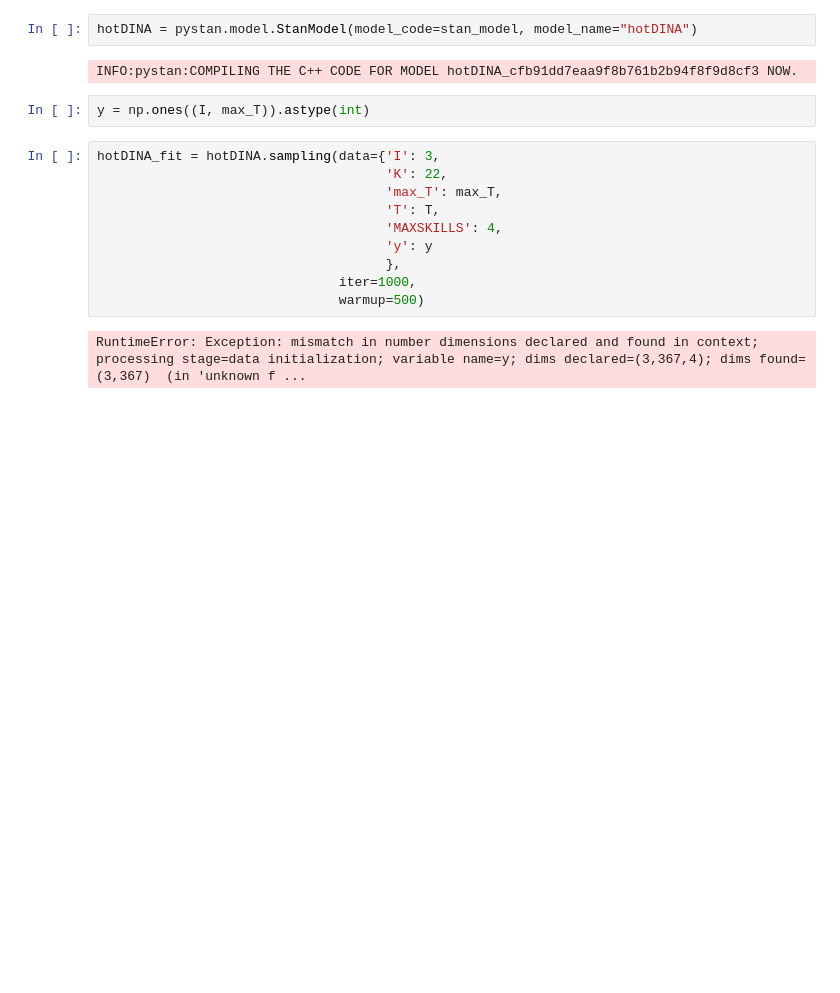
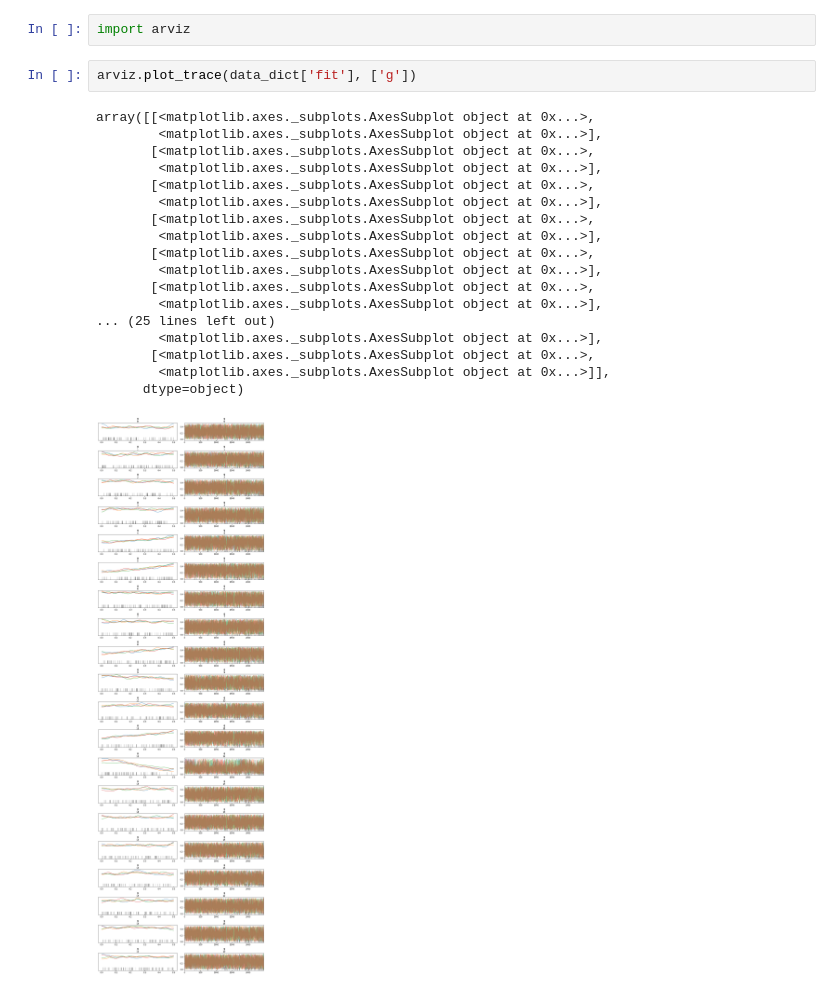
Before and after one commit to jithendaraa/hotDINA, a Jupyter notebook: Stan.ipynb, the cells around one changed output. Drawn from its saved outputs; the diff is of its cells as text; blank space fills up the shorter version.

```diff
--- a/Stan.ipynb
+++ b/Stan.ipynb
@@ -190,18 +205,23 @@ generated quantities {}
-# %%
-hotDINA = pystan.model.StanModel(model_code=stan_model, model_name="hotDINA")
-# %% [output]
-INFO:pystan:COMPILING THE C++ CODE FOR MODEL hotDINA_cfb91dd7eaa9f8b761b2b94f8f9d8cf3 NOW.
-# %%
-y = np.ones((I, max_T)).astype(int)
-# %%
-hotDINA_fit = hotDINA.sampling(data={'I': 3,
-                                     'K': 22,
-                                     'max_T': max_T,
-                                     'T': T,
-                                     'MAXSKILLS': 4,
-                                     'y': y
-                                     },
-                               iter=1000,
-                               warmup=500)
-# %% [output]
-RuntimeError: Exception: mismatch in number dimensions declared and found in context; processing stage=data initialization; variable name=y; dims declared=(3,367,4); dims found=(3,367)  (in 'unknown f ...
+# %%
+import arviz
+# %%
+arviz.plot_trace(data_dict['fit'], ['g'])
+# %% [output]
+array([[<matplotlib.axes._subplots.AxesSubplot object at 0x...>,
+        <matplotlib.axes._subplots.AxesSubplot object at 0x...>],
+       [<matplotlib.axes._subplots.AxesSubplot object at 0x...>,
+        <matplotlib.axes._subplots.AxesSubplot object at 0x...>],
+       [<matplotlib.axes._subplots.AxesSubplot object at 0x...>,
+        <matplotlib.axes._subplots.AxesSubplot object at 0x...>],
+       [<matplotlib.axes._subplots.AxesSubplot object at 0x...>,
+        <matplotlib.axes._subplots.AxesSubplot object at 0x...>],
+       [<matplotlib.axes._subplots.AxesSubplot object at 0x...>,
+        <matplotlib.axes._subplots.AxesSubplot object at 0x...>],
+       [<matplotlib.axes._subplots.AxesSubplot object at 0x...>,
+        <matplotlib.axes._subplots.AxesSubplot object at 0x...>],
+... (25 lines left out)
+        <matplotlib.axes._subplots.AxesSubplot object at 0x...>],
+       [<matplotlib.axes._subplots.AxesSubplot object at 0x...>,
+        <matplotlib.axes._subplots.AxesSubplot object at 0x...>]],
+      dtype=object)
+[figure, added]
```
Also changed, not shown: parts of 21 cells of this notebook, 15 other files.
